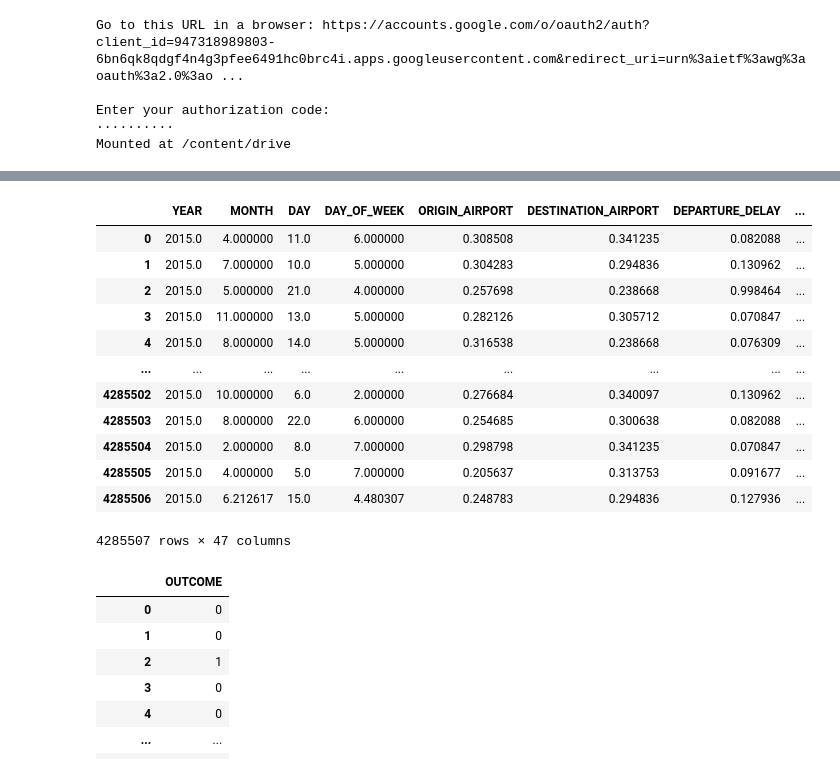
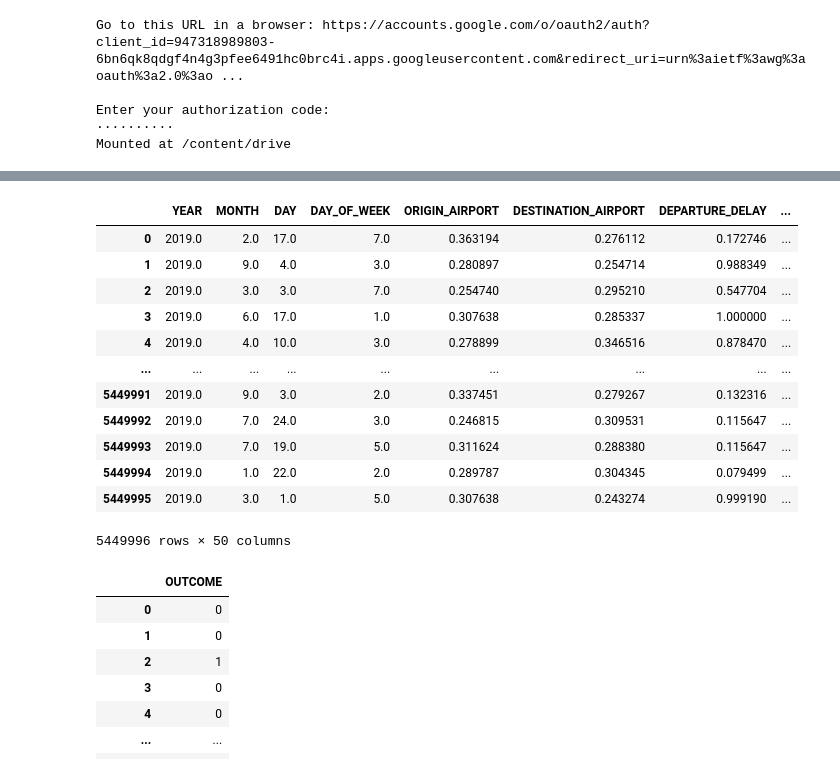
Before and after one commit to bchaithanyasai/PredictLateArrivalsPaper, a Jupyter notebook: Feature_Selection_and_Predictive_Modelling_2019.ipynb, the cells around one changed output, grey strips where cells are left out. Cells and saved outputs as stored; diff of their text form; code cells hidden in the pictures.

```diff
--- a/Feature_Selection_and_Predictive_Modelling_2019.ipynb
+++ b/Feature_Selection_and_Predictive_Modelling_2019.ipynb
@@ -12,8 +12,8 @@ Mounted at /content/drive
 # %%
 import pandas as pd
 
-train_data=pd.read_csv("/content/drive/My Drive/train_data.csv")
-test_data=pd.read_csv("/content/drive/My Drive/test_data.csv")
+train_data=pd.read_csv("/content/drive/My Drive/train_data_2019.csv")
+test_data=pd.read_csv("/content/drive/My Drive/test_data_2019.csv")
 # %%
 print(train_data.OUTCOME.mean(),test_data.OUTCOME.mean())
 # %% [output]
@@ -75,19 +75,19 @@ X_train
 # %%
-X_train[:4285507]
+X_train[:5449996]
 # %% [output]
 |  | YEAR | MONTH | DAY | DAY_OF_WEEK | ORIGIN_AIRPORT | DESTINATION_AIRPORT | DEPARTURE_DELAY | ... |
-| 0 | 2015.0 | 4.000000 | 11.0 | 6.000000 | 0.308508 | 0.341235 | 0.082088 | ... |
-| 1 | 2015.0 | 7.000000 | 10.0 | 5.000000 | 0.304283 | 0.294836 | 0.130962 | ... |
-| 2 | 2015.0 | 5.000000 | 21.0 | 4.000000 | 0.257698 | 0.238668 | 0.998464 | ... |
-| 3 | 2015.0 | 11.000000 | 13.0 | 5.000000 | 0.282126 | 0.305712 | 0.070847 | ... |
-| 4 | 2015.0 | 8.000000 | 14.0 | 5.000000 | 0.316538 | 0.238668 | 0.076309 | ... |
+| 0 | 2019.0 | 2.0 | 17.0 | 7.0 | 0.363194 | 0.276112 | 0.172746 | ... |
+| 1 | 2019.0 | 9.0 | 4.0 | 3.0 | 0.280897 | 0.254714 | 0.988349 | ... |
+| 2 | 2019.0 | 3.0 | 3.0 | 7.0 | 0.254740 | 0.295210 | 0.547704 | ... |
+| 3 | 2019.0 | 6.0 | 17.0 | 1.0 | 0.307638 | 0.285337 | 1.000000 | ... |
+| 4 | 2019.0 | 4.0 | 10.0 | 3.0 | 0.278899 | 0.346516 | 0.878470 | ... |
 | ... | ... | ... | ... | ... | ... | ... | ... | ... |
-| 4285502 | 2015.0 | 10.000000 | 6.0 | 2.000000 | 0.276684 | 0.340097 | 0.130962 | ... |
-| 4285503 | 2015.0 | 8.000000 | 22.0 | 6.000000 | 0.254685 | 0.300638 | 0.082088 | ... |
-| 4285504 | 2015.0 | 2.000000 | 8.0 | 7.000000 | 0.298798 | 0.341235 | 0.070847 | ... |
-| 4285505 | 2015.0 | 4.000000 | 5.0 | 7.000000 | 0.205637 | 0.313753 | 0.091677 | ... |
-| 4285506 | 2015.0 | 6.212617 | 15.0 | 4.480307 | 0.248783 | 0.294836 | 0.127936 | ... |
+| 5449991 | 2019.0 | 9.0 | 3.0 | 2.0 | 0.337451 | 0.279267 | 0.132316 | ... |
+| 5449992 | 2019.0 | 7.0 | 24.0 | 3.0 | 0.246815 | 0.309531 | 0.115647 | ... |
+| 5449993 | 2019.0 | 7.0 | 19.0 | 5.0 | 0.311624 | 0.288380 | 0.115647 | ... |
+| 5449994 | 2019.0 | 1.0 | 22.0 | 2.0 | 0.289787 | 0.304345 | 0.079499 | ... |
+| 5449995 | 2019.0 | 3.0 | 1.0 | 5.0 | 0.307638 | 0.243274 | 0.999190 | ... |
-4285507 rows × 47 columns
+5449996 rows × 50 columns
 # %%
 Y_train
 # %% [output]
```
Also changed, not shown: parts of 5 cells of this notebook.
